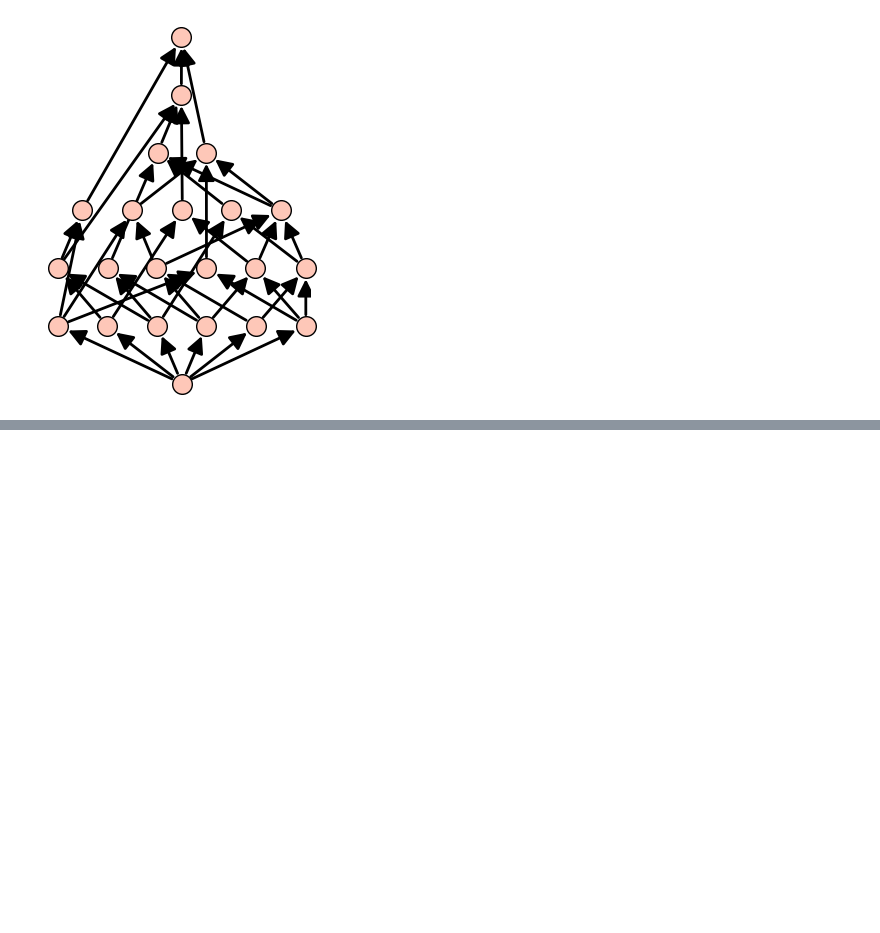
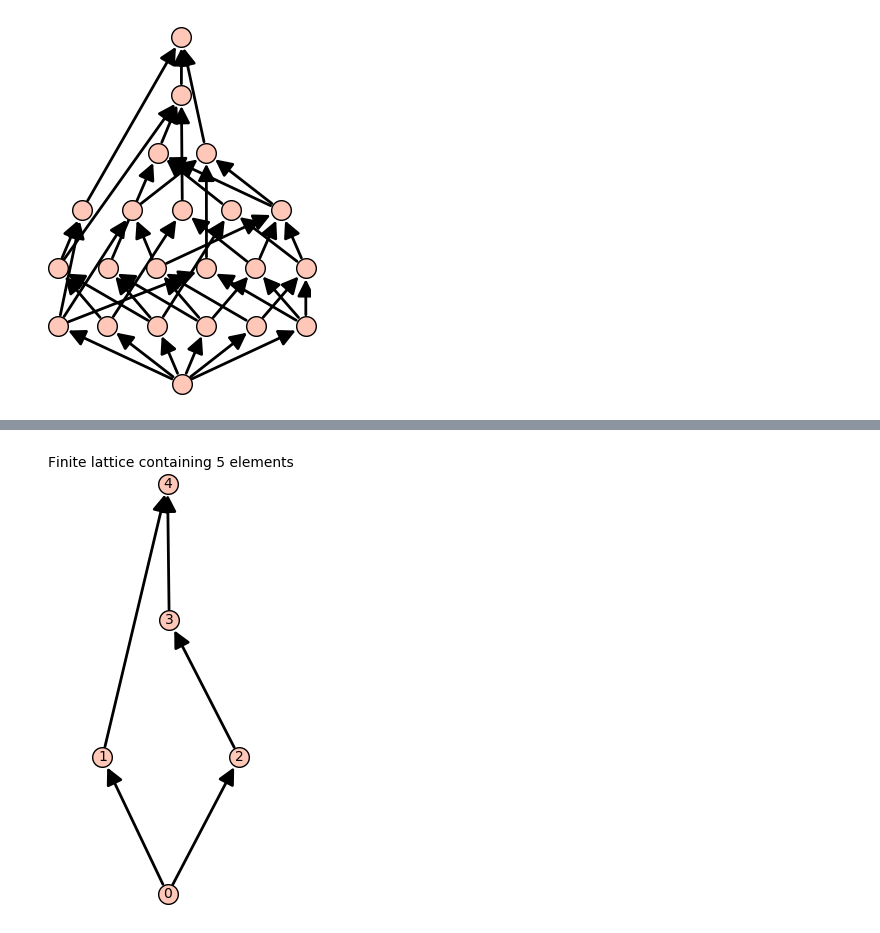
Before and after one commit to haruhisa-enomoto/tors-lattice, a Jupyter notebook: Untitled.ipynb, the cells around one changed output, grey strips where cells are left out. Drawn from its saved outputs; the diff is of its cells as text; code cells hidden in the pictures; blank space fills up the shorter version.

```diff
--- a/Untitled.ipynb
+++ b/Untitled.ipynb
@@ -70,0 +79,5 @@ b
+# %%
+lat = posets.PentagonPoset()
+lat
+# %% [output]
+[figure, added]
```
Also changed, not shown: parts of 32 cells of this notebook, 3 other files.
